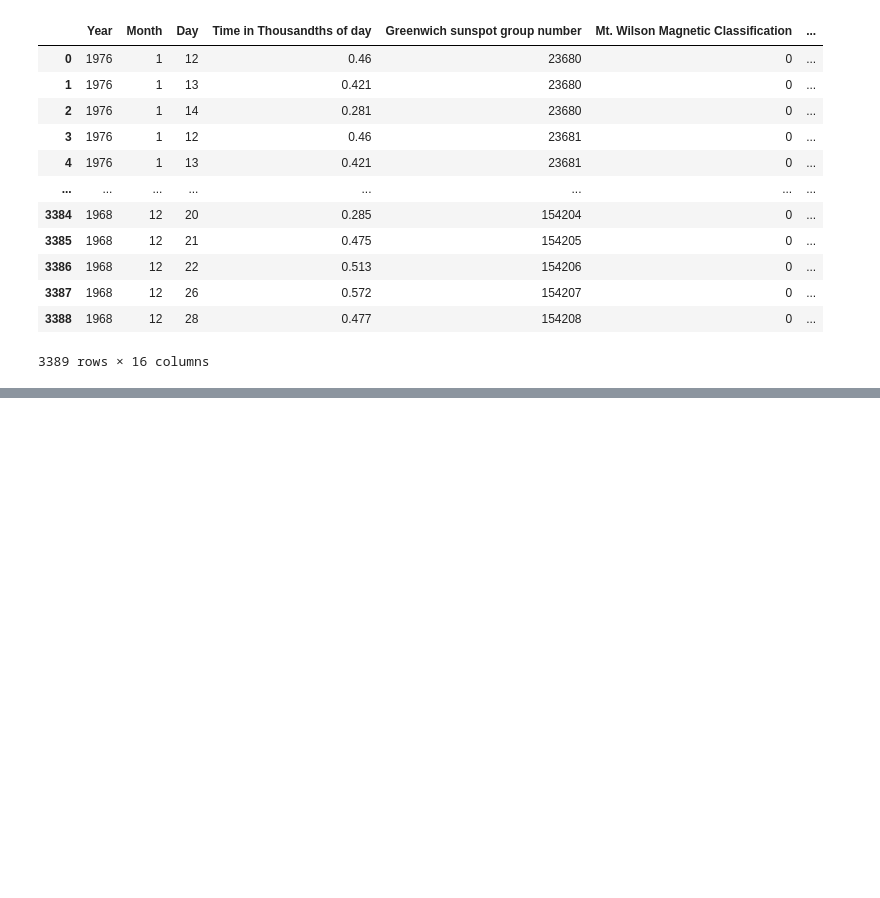
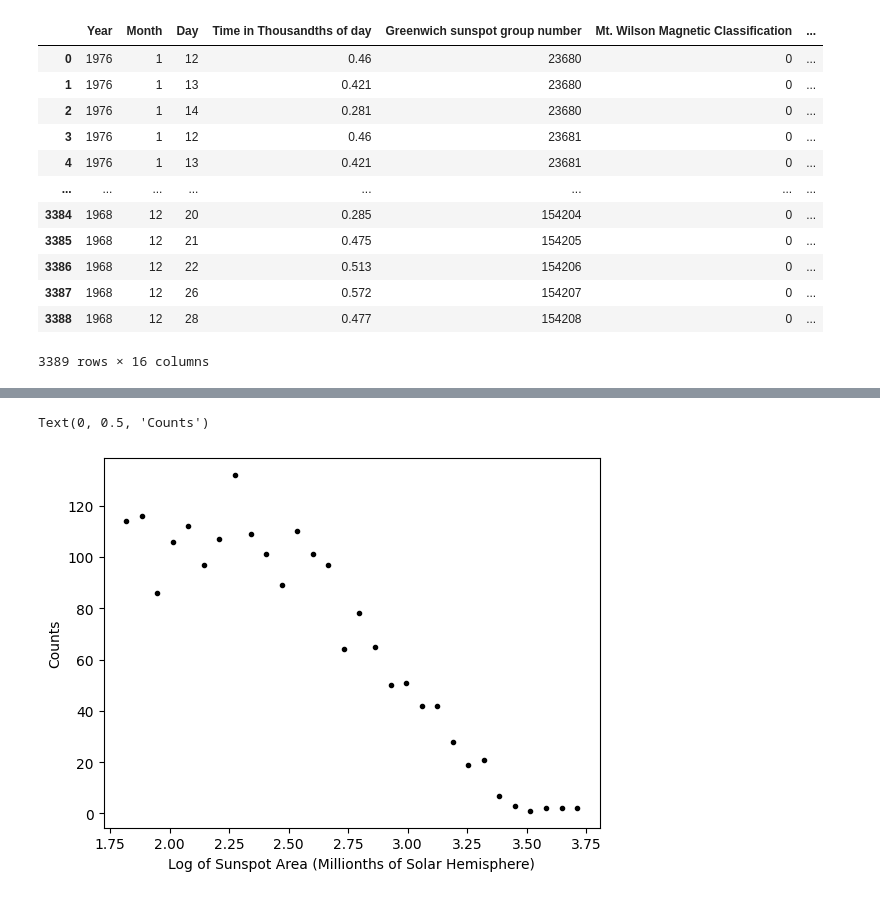
Before and after one commit to Raghuram-Veeramallu/Area-distribution-of-Sunspots, a Jupyter notebook: Project3_Group3_Data.ipynb, the cells around one changed output, grey strips where cells are left out. Saved outputs shown, nothing was run; the diff lists cells and outputs as text; code cells hidden in the pictures; blank space fills up the shorter version.

```diff
--- a/Project3_Group3_Data.ipynb
+++ b/Project3_Group3_Data.ipynb
@@ -79,0 +88,16 @@ ax.vlines(1.78,ymin=0,ymax=1000,colors="r")
+# %%
+#creating data set
+count,bins = np.histogram(logarea,nbin)
+
+bin_avg = []
+#average value of bin
+for i in range(len(bins)-1):
+  bin_avg.append(np.mean([bins[i],bins[i+1]]))
+# %%
+fig,ax = plt.subplots()
+ax.plot(bin_avg,count,"k.")
+ax.set_xlabel("Log of Sunspot Area (Millionths of Solar Hemisphere)")
+ax.set_ylabel("Counts")
+# %% [output]
+Text(0, 0.5, 'Counts')
+[figure, added]
```
Also changed, not shown: parts of 4 cells of this notebook.
